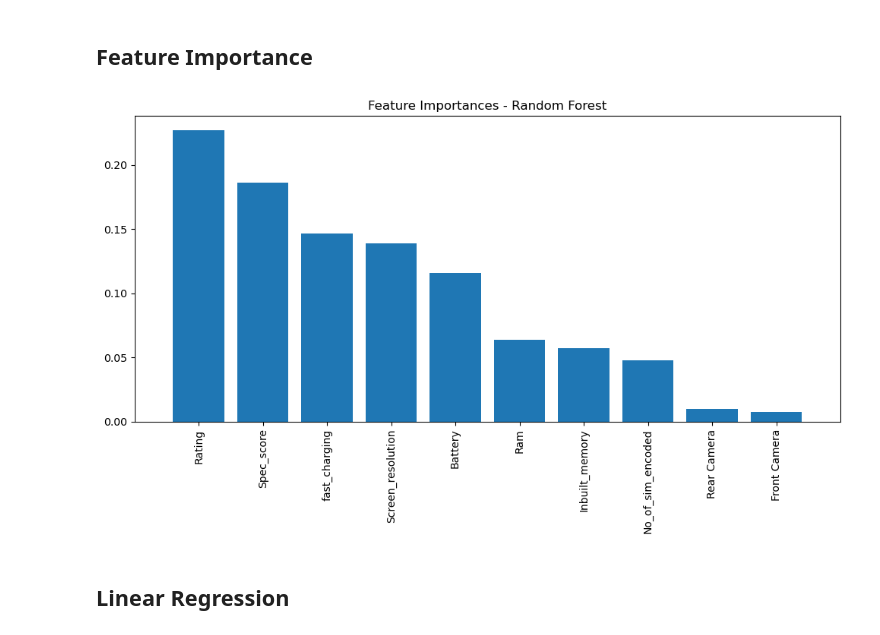
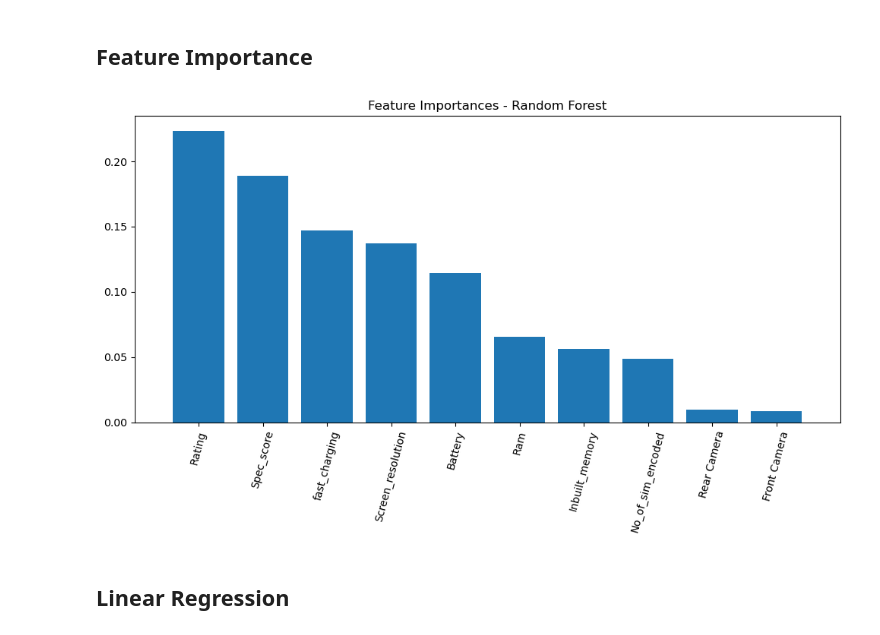
Before and after one commit to MassiCanosi/Machine-Learning-Training-Journey, a Jupyter notebook: Sample Analysis/Mobile phone Usability Analysis.ipynb, the cells around one changed output. Saved outputs shown, nothing was run; the diff lists cells and outputs as text; code cells hidden in the pictures.

```diff
--- a/Sample Analysis/Mobile phone Usability Analysis.ipynb
+++ b/Sample Analysis/Mobile phone Usability Analysis.ipynb
@@ -356,28 +356,27 @@ Text(0.5, 1.0, 'Correlation with Price')
 # %%
 from sklearn.ensemble import RandomForestClassifier
 rf = RandomForestClassifier()
 X_new = file[['Rating', 'Spec_score', 'Ram', 'Battery', 'Inbuilt_memory', 'fast_charging', 'Screen_resolution', 'No_of_sim_encoded', 'Rear Camera', 'Front Camera']].copy()
 X_fin = X_new.fillna(0)
+y = file['Price']
 rf.fit(X_fin, y)
 
 # Get feature importances
 importances = rf.feature_importances_
 
 # Sort feature importances in descending order
 indices = np.argsort(importances)[::-1]
 
 feature_labels = X_fin.columns  # Assuming X is a pandas DataFrame
 
-import matplotlib.pyplot as plt
-
 plt.figure(figsize=(10, 6))
 plt.title("Feature Importances - Random Forest")
 plt.bar(range(X_fin.shape[1]), importances[indices], align="center")
-plt.xticks(range(X_fin.shape[1]), feature_labels[indices], rotation=90)
+plt.xticks(range(X_fin.shape[1]), feature_labels[indices], rotation=75)
 plt.xlim([-1, X_fin.shape[1]])
 plt.tight_layout()
 plt.show()
 # %% [output]
-[figure, old version]
+[figure, new version]
 # %% [markdown]
 ## Linear Regression
```
Also changed, not shown: parts of 5 cells of this notebook.
